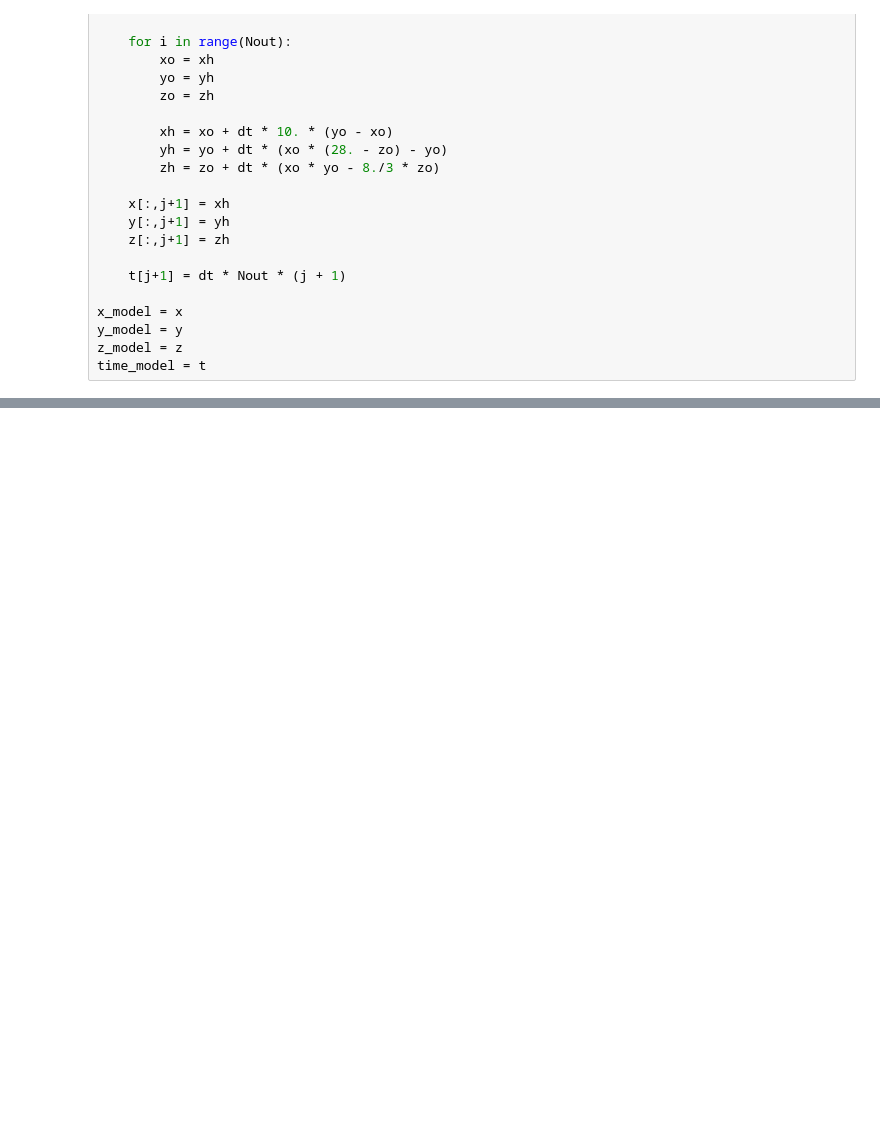
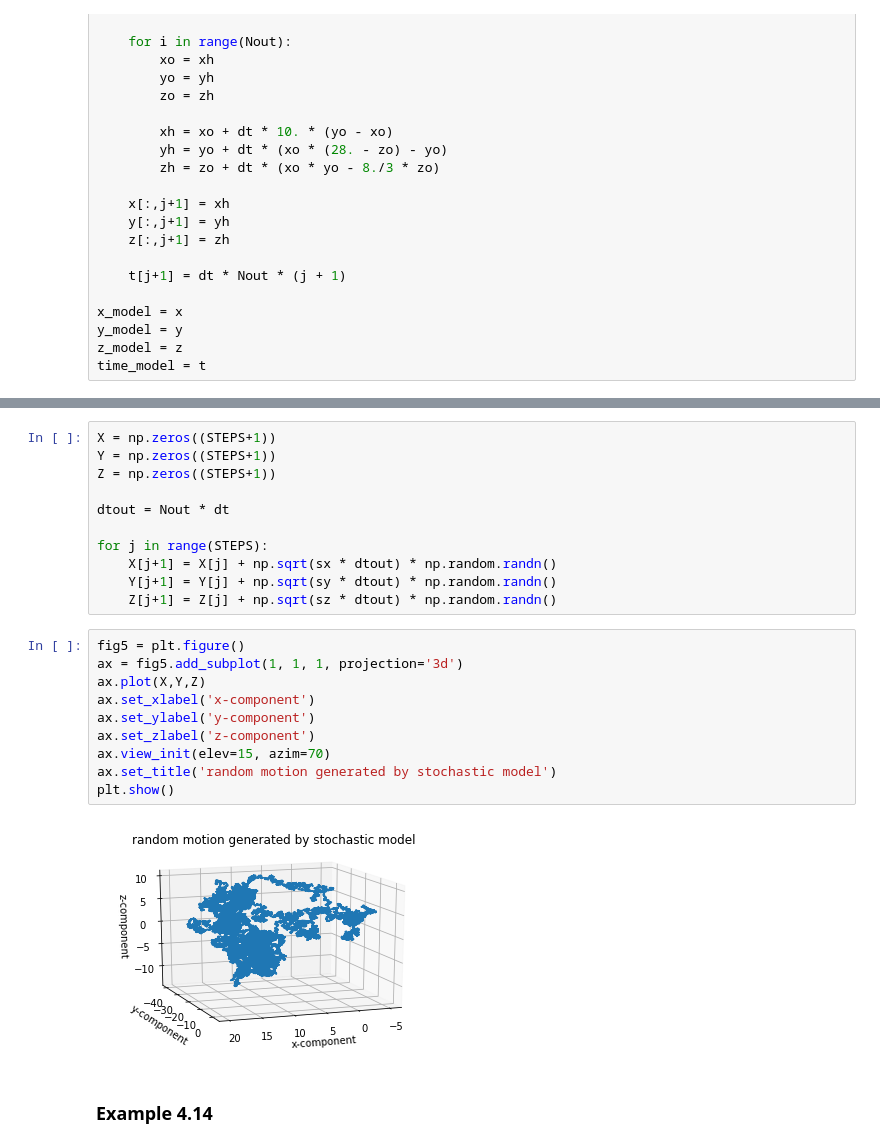
Before and after one commit to ray-chew/probabilistic_forecasting_examples, a Jupyter notebook: Chapter 4.ipynb, the cells around one changed output, grey strips where cells are left out. Saved outputs shown, nothing was run; the diff lists cells and outputs as text; blank space fills up the shorter version.

```diff
--- a/Chapter 4.ipynb
+++ b/Chapter 4.ipynb
@@ -73,0 +195,25 @@ plt.show()
+# %%
+X = np.zeros((STEPS+1))
+Y = np.zeros((STEPS+1))
+Z = np.zeros((STEPS+1))
+
+dtout = Nout * dt
+
+for j in range(STEPS):
+    X[j+1] = X[j] + np.sqrt(sx * dtout) * np.random.randn()
+    Y[j+1] = Y[j] + np.sqrt(sy * dtout) * np.random.randn()
+    Z[j+1] = Z[j] + np.sqrt(sz * dtout) * np.random.randn()
+# %%
+fig5 = plt.figure()
+ax = fig5.add_subplot(1, 1, 1, projection='3d')
+ax.plot(X,Y,Z)
+ax.set_xlabel('x-component')
+ax.set_ylabel('y-component')
+ax.set_zlabel('z-component')
+ax.view_init(elev=15, azim=70)
+ax.set_title('random motion generated by stochastic model')
+plt.show()
+# %% [output]
+[figure, added]
+# %% [markdown]
+### Example 4.14
```
Also changed, not shown: parts of 8 cells of this notebook.
